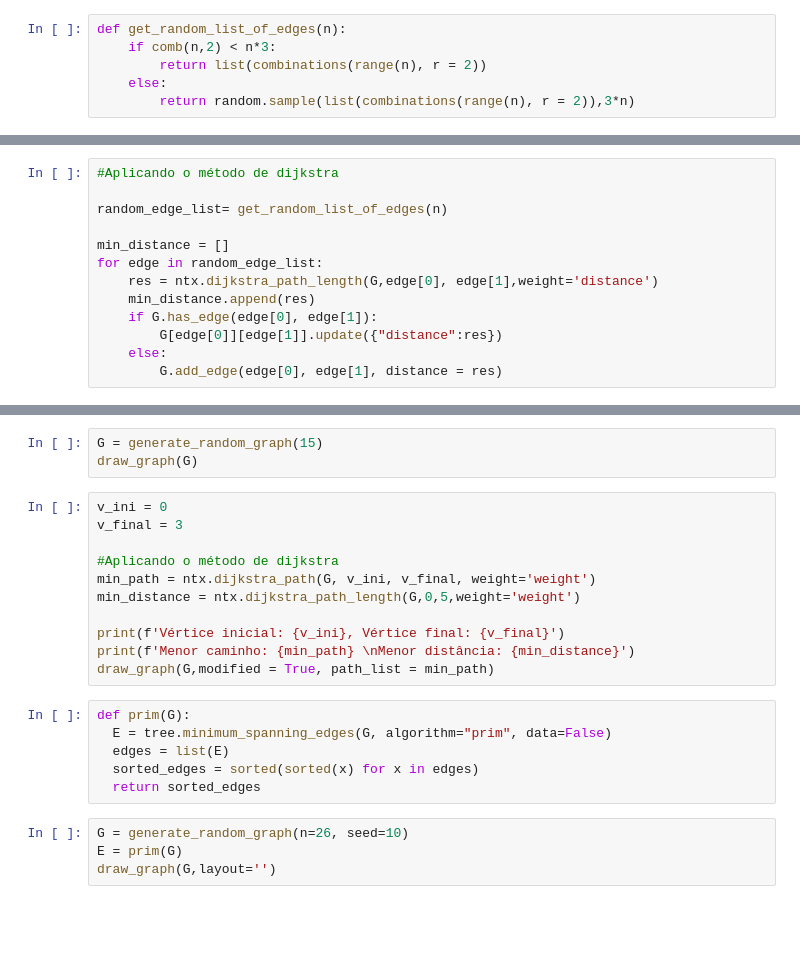
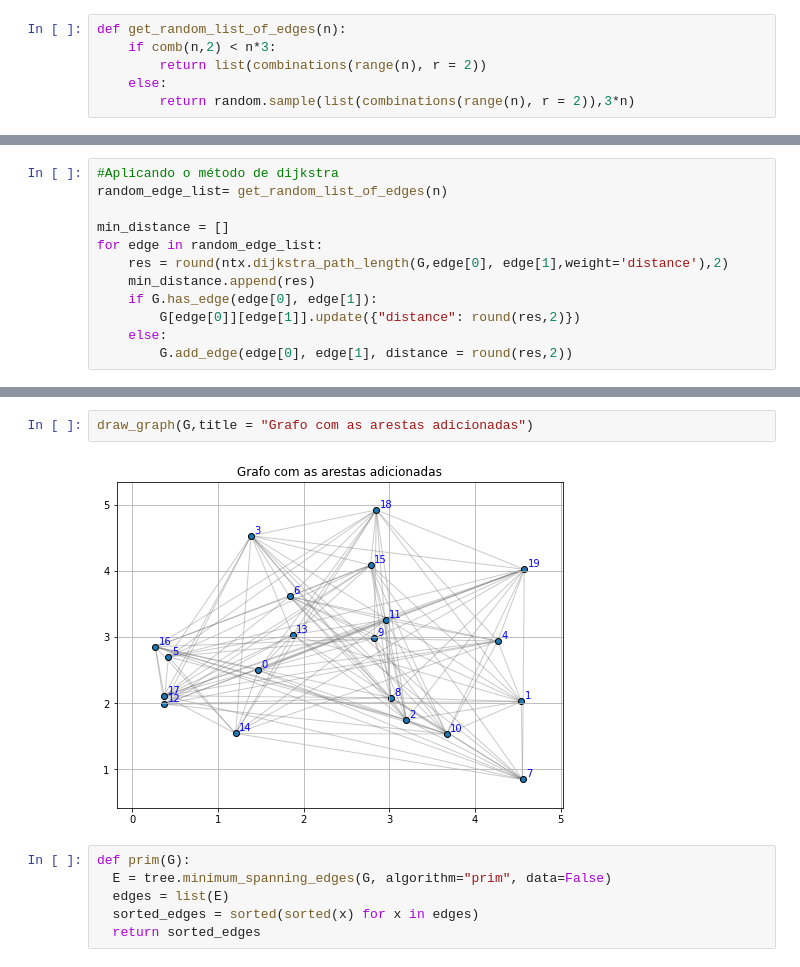
Before and after one commit to Marcelo-Kenji-Noda/Projeto-Fluxo-Em-Redes, a Jupyter notebook: main.ipynb, the cells around one changed output, grey strips where cells are left out. Cells and saved outputs as stored; diff of their text form; blank space fills up the shorter version.

```diff
--- a/main.ipynb
+++ b/main.ipynb
@@ -105,13 +120,12 @@ for edge in g_random_edges:
 # %%
 #Aplicando o método de dijkstra
-
 random_edge_list= get_random_list_of_edges(n)
 
 min_distance = []
 for edge in random_edge_list:
-    res = ntx.dijkstra_path_length(G,edge[0], edge[1],weight='distance')
+    res = round(ntx.dijkstra_path_length(G,edge[0], edge[1],weight='distance'),2)
     min_distance.append(res)
     if G.has_edge(edge[0], edge[1]):
-        G[edge[0]][edge[1]].update({"distance":res})
+        G[edge[0]][edge[1]].update({"distance": round(res,2)})
     else:
-        G.add_edge(edge[0], edge[1], distance = res)
+        G.add_edge(edge[0], edge[1], distance = round(res,2))
@@ -189,25 +132,11 @@ def draw_graph(G,modified = False, path_list = [], layout='circular', show_arrow
-# %%
-G = generate_random_graph(15)
-draw_graph(G)
-# %%
-v_ini = 0
-v_final = 3
-
-#Aplicando o método de dijkstra
-min_path = ntx.dijkstra_path(G, v_ini, v_final, weight='weight')
-min_distance = ntx.dijkstra_path_length(G,0,5,weight='weight')
-
-print(f'Vértice inicial: {v_ini}, Vértice final: {v_final}')
-print(f'Menor caminho: {min_path} \nMenor distância: {min_distance}')
-draw_graph(G,modified = True, path_list = min_path)
+# %%
+draw_graph(G,title = "Grafo com as arestas adicionadas")
+# %% [output]
+[figure, added]
 # %%
 def prim(G):
   E = tree.minimum_spanning_edges(G, algorithm="prim", data=False)
   edges = list(E)
   sorted_edges = sorted(sorted(x) for x in edges)
   return sorted_edges
-# %%
-G = generate_random_graph(n=26, seed=10)
-E = prim(G)
-draw_graph(G,layout='')
 # %%
```
Also changed, not shown: parts of 11 cells of this notebook.
